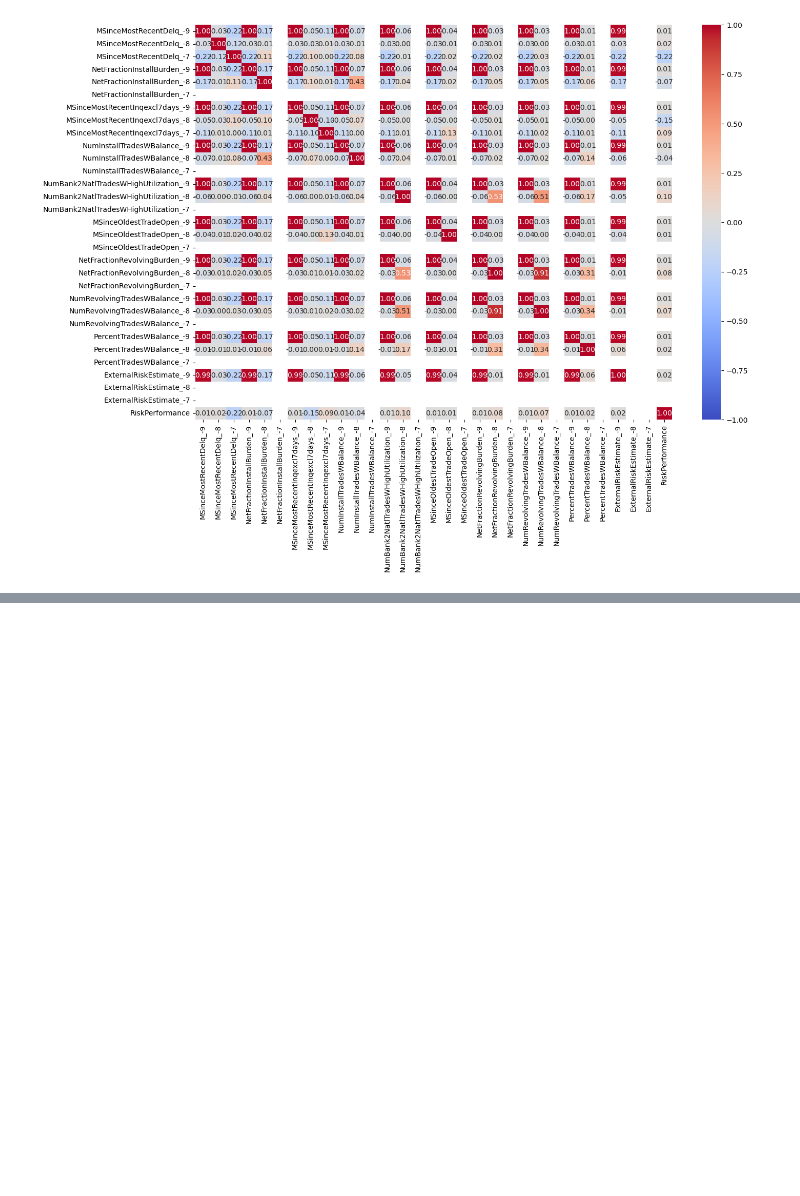
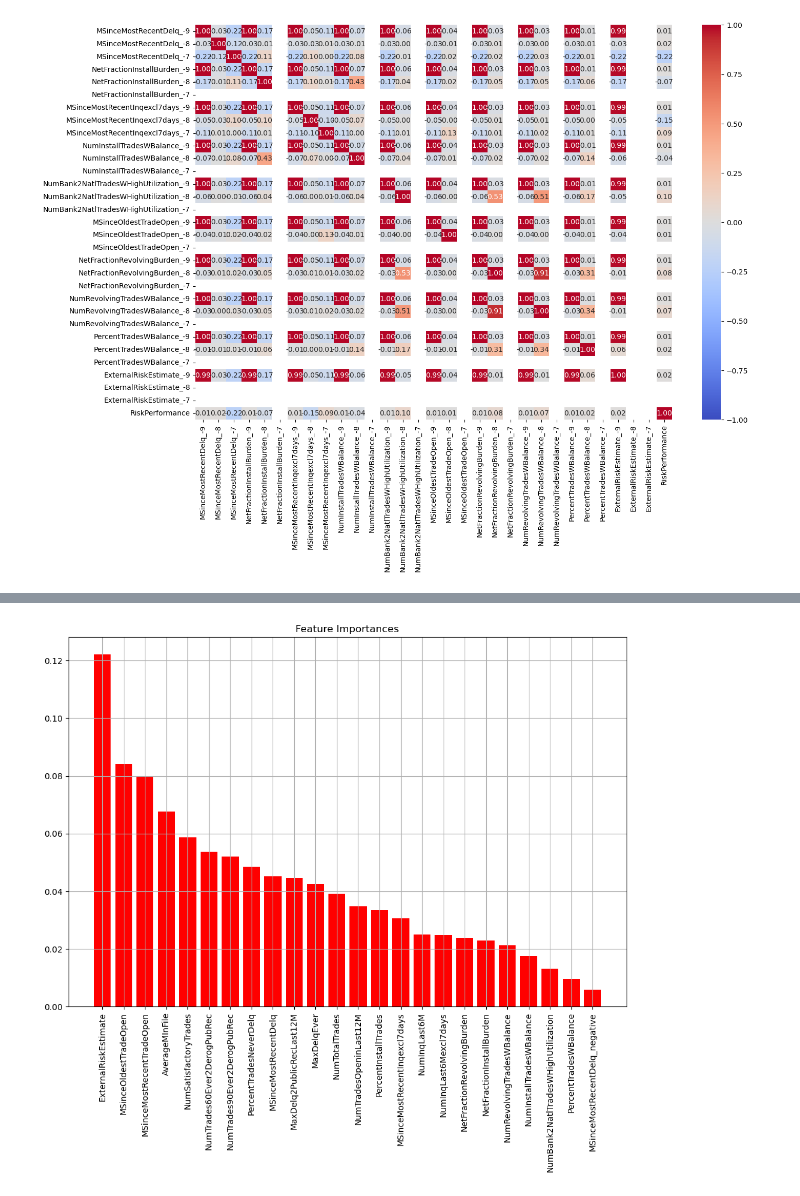
Before and after one commit to UrkoRegueiro/HACK-A-BOSS-PROJECTS, a Jupyter notebook: HELOC_Project/anexo.ipynb, the cells around one changed output, grey strips where cells are left out. Cells and saved outputs as stored; diff of their text form; code cells hidden in the pictures; blank space fills up the shorter version.

```diff
--- a/HELOC_Project/anexo.ipynb
+++ b/HELOC_Project/anexo.ipynb
@@ -116,0 +203,41 @@ Name: proportion, dtype: float64
+# %%
+df = pd.read_csv("heloc.csv")
+df = df.replace({'Bad' : 1 , 'Good' : 0})
+# %%
+df['MSinceMostRecentDelq_negative'] = df['MSinceMostRecentDelq'].apply(lambda x : x < 0)
+# %%
+X = df.drop(["RiskPerformance"], axis=1)
+y = df["RiskPerformance"]
+
+model = RandomForestClassifier(n_estimators = 250,
+                               random_state = 0)
+# Entrenamos el modelo
+model.fit(X, y)
+
+# Calculamos Feature Importance
+importances = model.feature_importances_
+
+indices = np.argsort(importances)[::-1]
+
+columns_plot = list()
+
+for f in range(X.shape[1]):
+
+    feature = indices[f]
+    importancia = importances[indices[f]]
+    column_name = X.columns[f]
+
+    columns_plot.append(column_name)
+
+plt.figure(figsize = (12, 8))
+
+plt.title("Feature Importances")
+
+plt.bar(range(X.shape[1]), importances[indices], color = "r", align = "center")
+plt.xticks(range(X.shape[1]), columns_plot, rotation = 90)
+
+# plt.xlim([-1, X.shape[1]])
+plt.grid()
+plt.show()
+# %% [output]
+[figure, added]
```
Also changed, not shown: parts of 26 cells of this notebook.
